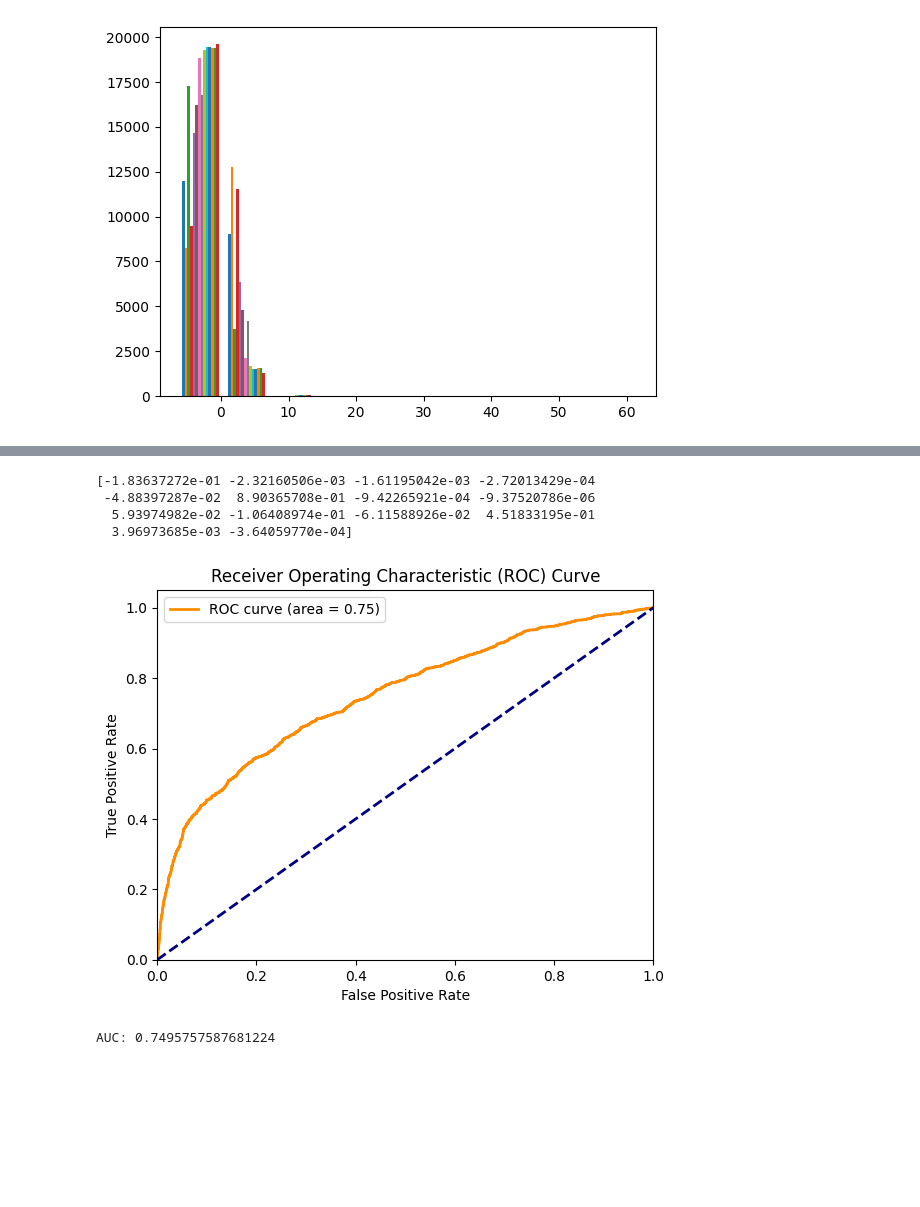
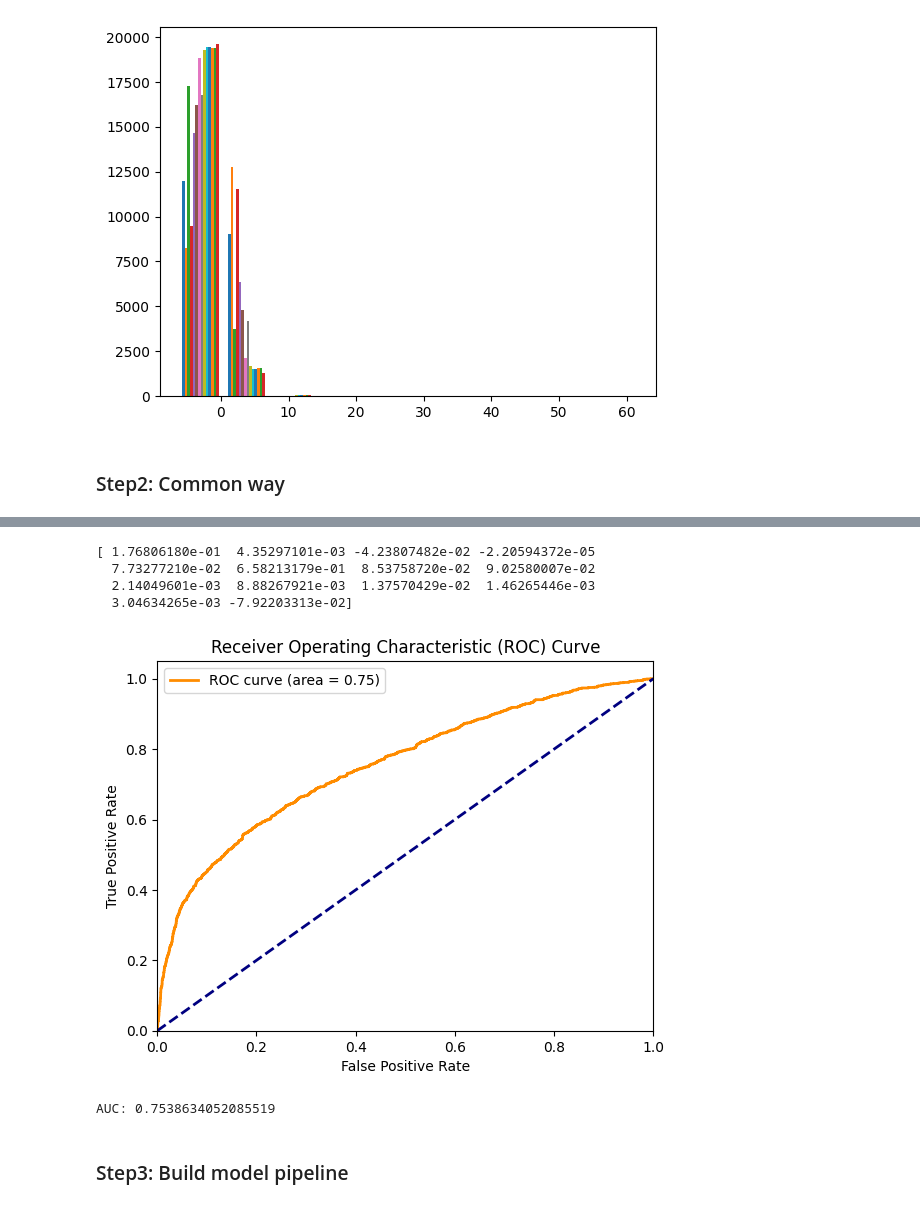
Before and after one commit to acse-sw5223/InterpreTabNet, a Jupyter notebook: EDA.ipynb, the cells around one changed output, grey strips where cells are left out. Drawn from its saved outputs; the diff is of its cells as text; code cells hidden in the pictures; blank space fills up the shorter version.

```diff
--- a/EDA.ipynb
+++ b/EDA.ipynb
@@ -386,10 +409,13 @@ ColumnTransformer(transformers=[('log_num',
 # %%
 X_train_prepared = final_pipeline.fit_transform(X_train)
+X_val_prepared = final_pipeline.transform(X_val)
 X_test_prepared = final_pipeline.transform(X_test)
 # %%
 plt.hist(X_train_prepared);
 # %% [output]
 [figure]
+# %% [markdown]
+### Step2: Common way
 # %%
 # Pretrain TabNet
 unsupervised_model = TabNetPretrainer(
@@ -401,7 +427,7 @@ unsupervised_model = TabNetPretrainer(
 
 unsupervised_model.fit(
     X_train=X_train_prepared,
-    eval_set=[X_val[features].values],
+    eval_set=[X_val_prepared],
     max_epochs=100,
     batch_size=1024, virtual_batch_size=128,  # 1024 128
     patience=20,  # 20
@@ -418,7 +444,7 @@ model = TabNetClassifier(
 )
 # model.set_class_weights(train_y)
 model.fit(X_train_prepared, y_train,
-        eval_set=[(X_val[features].values, y_val)],
+        eval_set=[(X_val_prepared, y_val)],
         max_epochs=100,
         batch_size=64, virtual_batch_size=32,
         from_unsupervised=unsupervised_model,
@@ -460,6 +493,8 @@ Early stopping occurred at epoch 26 with best_epoch = 6 and best_val_0_auc = 0.5
-[-1.83637272e-01 -2.32160506e-03 -1.61195042e-03 -2.72013429e-04
- -4.88397287e-02  8.90365708e-01 -9.42265921e-04 -9.37520786e-06
-  5.93974982e-02 -1.06408974e-01 -6.11588926e-02  4.51833195e-01
-  3.96973685e-03 -3.64059770e-04]
+[ 1.76806180e-01  4.35297101e-03 -4.23807482e-02 -2.20594372e-05
+  7.73277210e-02  6.58213179e-01  8.53758720e-02  9.02580007e-02
+  2.14049601e-03  8.88267921e-03  1.37570429e-02  1.46265446e-03
+  3.04634265e-03 -7.92203313e-02]
-[figure, old version]
+[figure, new version]
-AUC: 0.7495757587681224
+AUC: 0.7538634052085519
+# %% [markdown]
+### Step3: Build model pipeline
```
Also changed, not shown: parts of 17 cells of this notebook, 2 other files.
